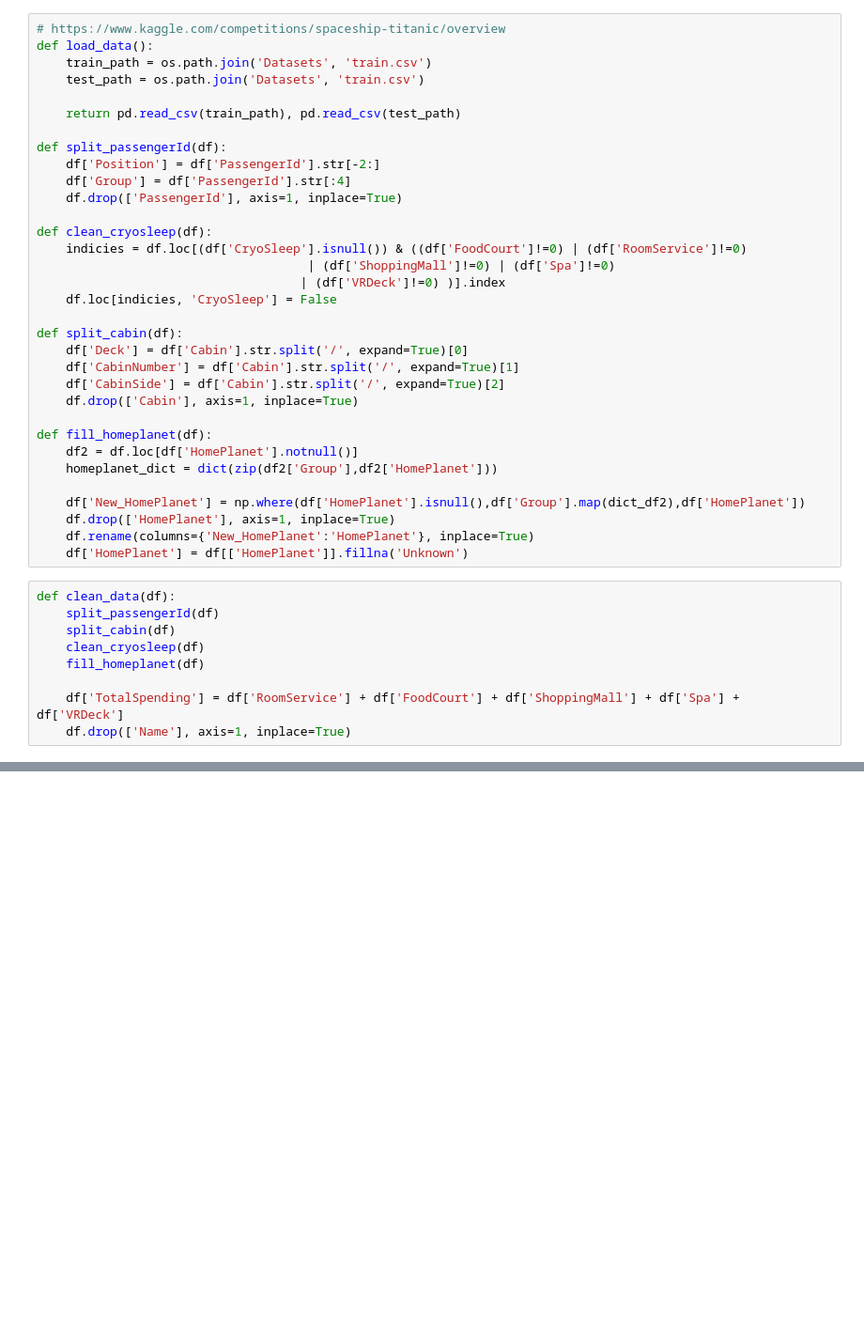
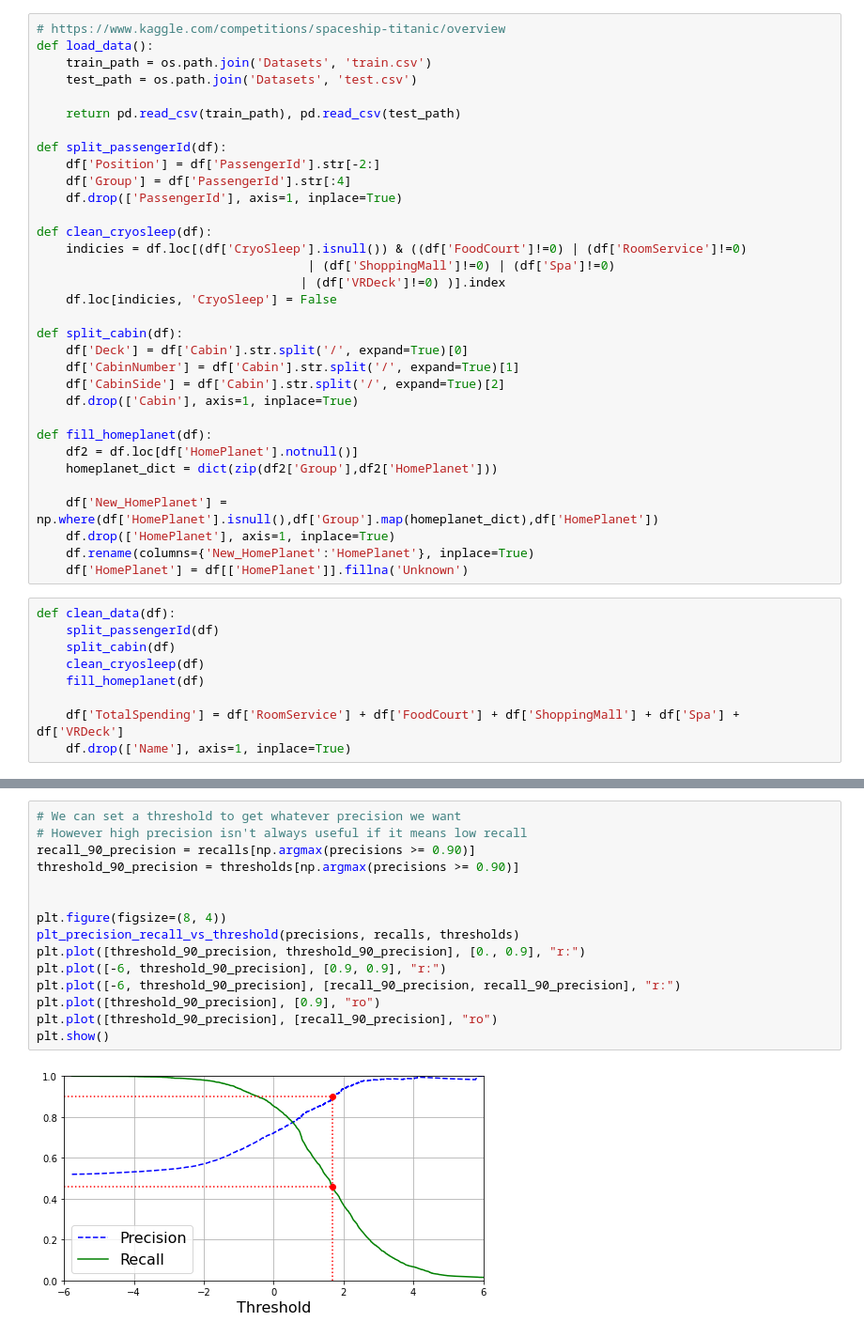
Before and after one commit to ZaneChodaniecky/Projects, a Jupyter notebook: Spaceship Titanic.ipynb, the cells around one changed output, grey strips where cells are left out. Shown at 94% size. Cells and saved outputs as stored; diff of their text form; blank space fills up the shorter version.

```diff
--- a/Spaceship Titanic.ipynb
+++ b/Spaceship Titanic.ipynb
@@ -9,7 +9,7 @@ import copy
 # https://www.kaggle.com/competitions/spaceship-titanic/overview
 def load_data():
     train_path = os.path.join('Datasets', 'train.csv')
-    test_path = os.path.join('Datasets', 'train.csv')
+    test_path = os.path.join('Datasets', 'test.csv')
 
     return pd.read_csv(train_path), pd.read_csv(test_path)
 
@@ -34,7 +34,7 @@ def fill_homeplanet(df):
     df2 = df.loc[df['HomePlanet'].notnull()]
     homeplanet_dict = dict(zip(df2['Group'],df2['HomePlanet']))
 
-    df['New_HomePlanet'] = np.where(df['HomePlanet'].isnull(),df['Group'].map(dict_df2),df['HomePlanet'])
+    df['New_HomePlanet'] = np.where(df['HomePlanet'].isnull(),df['Group'].map(homeplanet_dict),df['HomePlanet'])
     df.drop(['HomePlanet'], axis=1, inplace=True)
     df.rename(columns={'New_HomePlanet':'HomePlanet'}, inplace=True)
     df['HomePlanet'] = df[['HomePlanet']].fillna('Unknown')
@@ -153,0 +235,17 @@ X_train.head()
+# %%
+# We can set a threshold to get whatever precision we want
+# However high precision isn't always useful if it means low recall
+recall_90_precision = recalls[np.argmax(precisions >= 0.90)]
+threshold_90_precision = thresholds[np.argmax(precisions >= 0.90)]
+
+
+plt.figure(figsize=(8, 4))
+plt_precision_recall_vs_threshold(precisions, recalls, thresholds)
+plt.plot([threshold_90_precision, threshold_90_precision], [0., 0.9], "r:")
+plt.plot([-6, threshold_90_precision], [0.9, 0.9], "r:")
+plt.plot([-6, threshold_90_precision], [recall_90_precision, recall_90_precision], "r:")
+plt.plot([threshold_90_precision], [0.9], "ro")
+plt.plot([threshold_90_precision], [recall_90_precision], "ro")
+plt.show()
+# %% [output]
+[figure, added]
```
Also changed, not shown: parts of 22 cells of this notebook.
